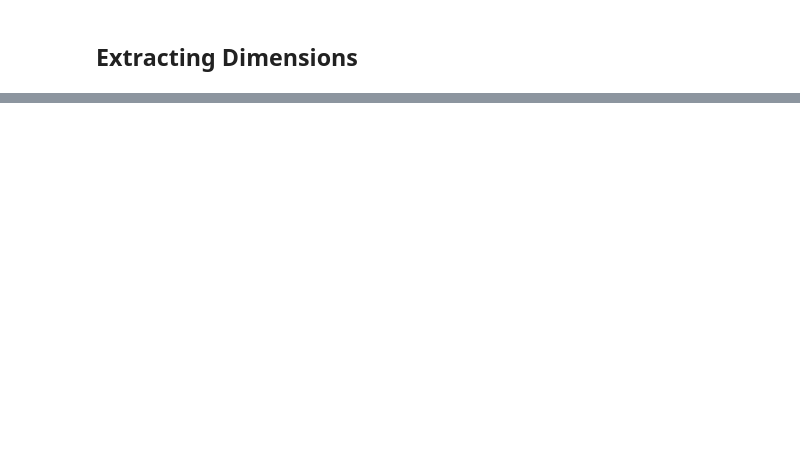
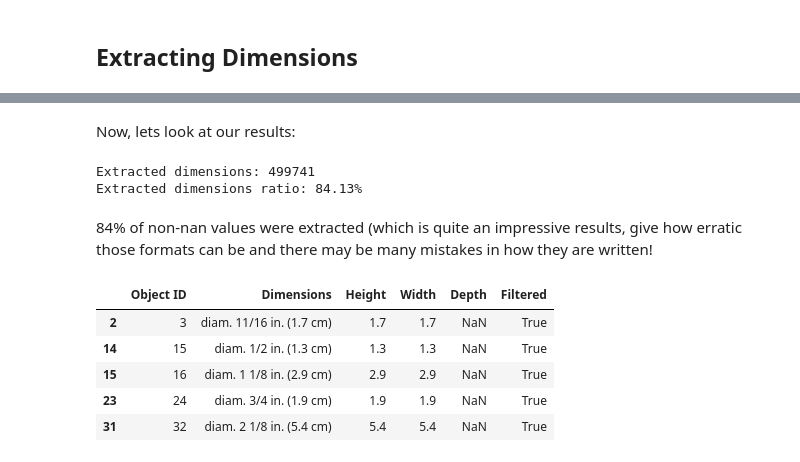
Before and after one commit to nickobard/Data-Preprocessing-Course, a Jupyter notebook: 01/01_homework.ipynb, the cells around one changed output, grey strips where cells are left out. Saved outputs shown, nothing was run; the diff lists cells and outputs as text; code cells hidden in the pictures; blank space fills up the shorter version.

```diff
--- a/01/01_homework.ipynb
+++ b/01/01_homework.ipynb
@@ -3141,0 +2977,4 @@ TypeError: chainable.<locals>.wrapper() missing 1 required keyword-only argument
+# %%
+parse_single_number = pipeline_extraction_function(capture_fn(dimensions_capture),
+                                                   extract_numbers_fn(one_number_capture, 1))
+df_dimensions_long.update(get_non_extracted(df_dimensions_long).apply(parse_single_number, axis='columns'))
@@ -3141,0 +2993,4 @@ TypeError: chainable.<locals>.wrapper() missing 1 required keyword-only argument
+# %%
+parse_two_numbers = pipeline_extraction_function(capture_fn(dimensions_capture),
+                                                 extract_numbers_fn(two_numbers_capture, 2))
+df_dimensions_long.update(get_non_extracted(df_dimensions_long).apply(parse_two_numbers, axis='columns'))
@@ -3141,0 +3009,25 @@ TypeError: chainable.<locals>.wrapper() missing 1 required keyword-only argument
+# %%
+parse_three_numbers = pipeline_extraction_function(capture_fn(dimensions_capture),
+                                                   extract_numbers_fn(three_numbers_capture, 3))
+df_dimensions_long.update(get_non_extracted(df_dimensions_long).apply(parse_three_numbers, axis='columns'))
+# %% [markdown]
+Now, lets look at our results:
+# %%
+extracted = df_dimensions_long[~df_dimensions_long[['Height', 'Width', 'Depth']].isna().all(axis='columns')]
+extracted_len = len(df_dimensions_long[~df_dimensions_long[['Height', 'Width', 'Depth']].isna().all(axis='columns')])
+print('Extracted dimensions:', extracted_len)
+print(f'Extracted dimensions ratio: {100 * extracted_len / len(df_dimensions_long.dropna(subset="Dimensions")):0.2f}%')
+# %% [output]
+Extracted dimensions: 499741
+Extracted dimensions ratio: 84.13%
+# %% [markdown]
+84% of non-nan values were extracted (which is quite an impressive results, give how erratic those formats can be and there may be many mistakes in how they are written!
+# %%
+extracted.drop_duplicates(subset='Dimensions').head()
+# %% [output]
+|  | Object ID | Dimensions | Height | Width | Depth | Filtered |
+| 2 | 3 | diam. 11/16 in. (1.7 cm) | 1.7 | 1.7 | NaN | True |
+| 14 | 15 | diam. 1/2 in. (1.3 cm) | 1.3 | 1.3 | NaN | True |
+| 15 | 16 | diam. 1 1/8 in. (2.9 cm) | 2.9 | 2.9 | NaN | True |
+| 23 | 24 | diam. 3/4 in. (1.9 cm) | 1.9 | 1.9 | NaN | True |
+| 31 | 32 | diam. 2 1/8 in. (5.4 cm) | 5.4 | 5.4 | NaN | True |
```
Also changed, not shown: parts of 66 cells of this notebook, 1 other file.
